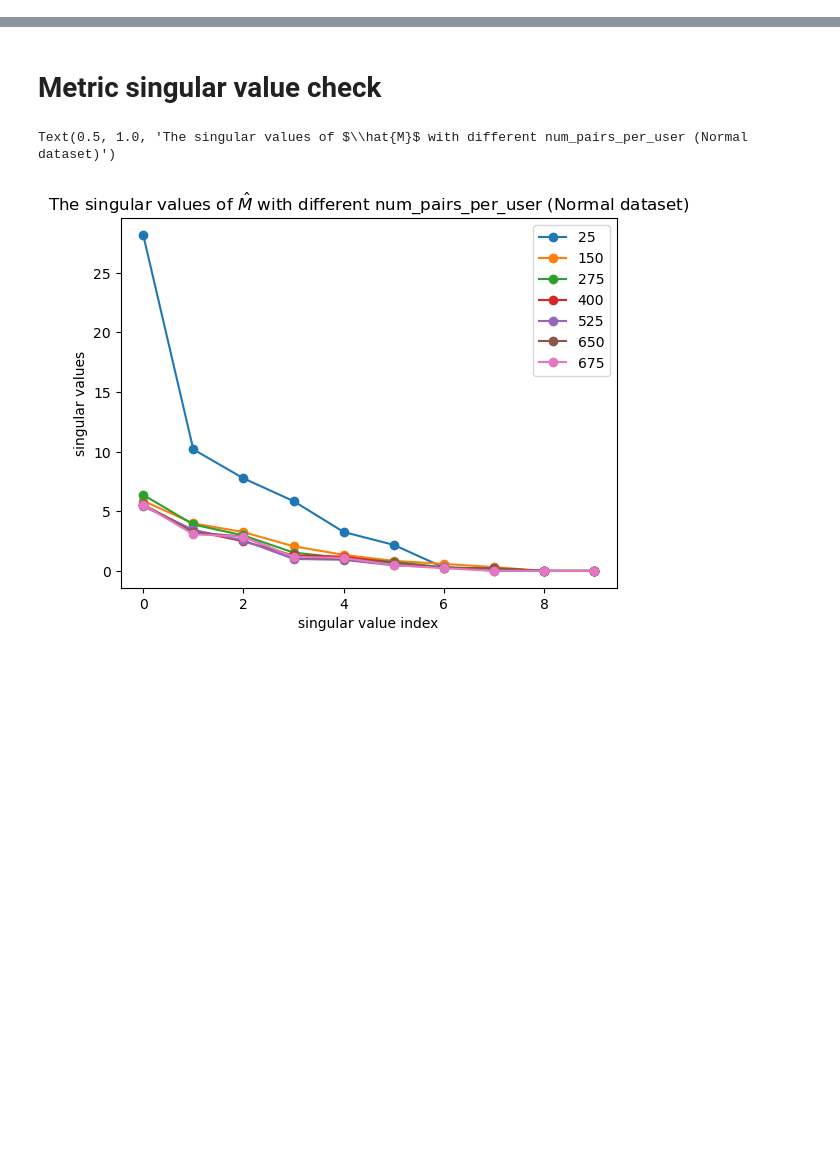
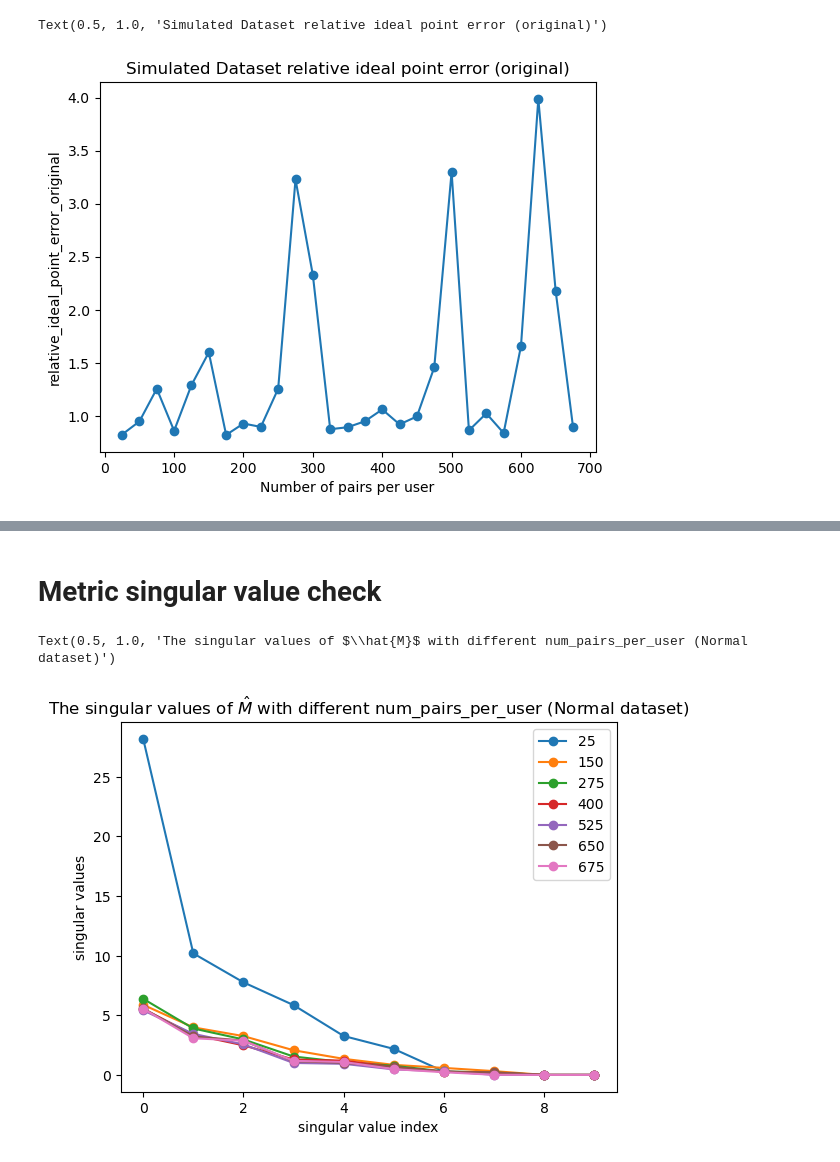
Before and after one commit to ChenDaiwei-99/multiuser-metric-preference, a Jupyter notebook: metric_check_analysis.ipynb, the cells around one changed output, grey strips where cells are left out. Drawn from its saved outputs; the diff is of its cells as text; code cells hidden in the pictures; blank space fills up the shorter version.

```diff
--- a/metric_check_analysis.ipynb
+++ b/metric_check_analysis.ipynb
@@ -56,0 +85,9 @@ Text(0.5, 1.0, 'Simulated Dataset Preference Prediction Accuracy')
+# %%
+fig,ax = plt.subplots()
+ax.plot(sample_size,final_relative_ideal_point_error_original, '-o')
+ax.set_xlabel('Number of pairs per user')
+ax.set_ylabel('relative_ideal_point_error_original')
+ax.set_title('Simulated Dataset relative ideal point error (original)')
+# %% [output]
+Text(0.5, 1.0, 'Simulated Dataset relative ideal point error (original)')
+[figure, added]
```
Also changed, not shown: parts of 8 cells of this notebook, 6 other files.
